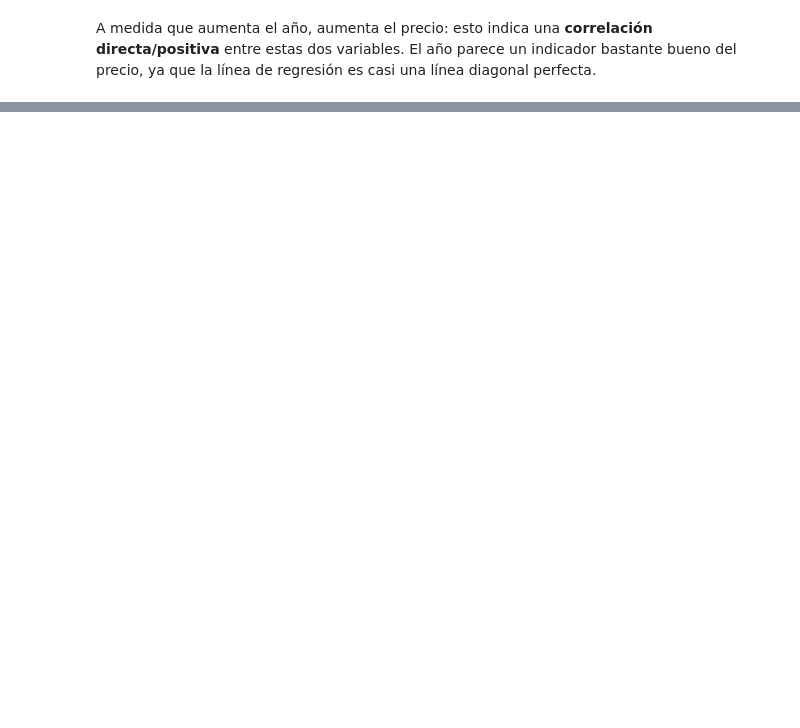
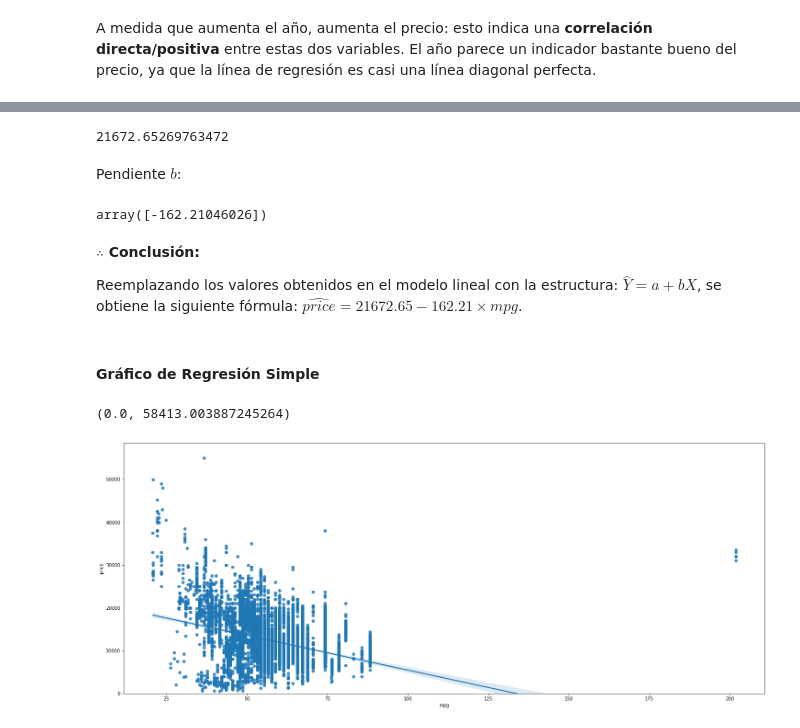
Before and after one commit to FranciscoJavierSG/Tarea4-Python, a Jupyter notebook: Tarea4_Python.ipynb, the cells around one changed output, grey strips where cells are left out. Cells and saved outputs as stored; diff of their text form; code cells hidden in the pictures; blank space fills up the shorter version.

```diff
--- a/Tarea4_Python.ipynb
+++ b/Tarea4_Python.ipynb
@@ -66,0 +143,25 @@ A medida que aumenta el año, aumenta el precio: esto indica una **correlación
+# %%
+lm.intercept_
+# %% [output]
+21672.65269763472
+# %% [markdown]
+Pendiente $b$:
+# %%
+lm.coef_
+# %% [output]
+array([-162.21046026])
+# %% [markdown]
+**$\therefore $ Conclusión:**
+
+Reemplazando los valores obtenidos en el modelo lineal con la estructura: $ \hat{Y} = a + b  X $, se obtiene la siguiente fórmula: $\hat{price} = 21672.65 - 162.21 \times mpg$.
+# %% [markdown]
+#### Gráfico de Regresión Simple
+# %%
+ancho = 25
+alto = 10
+plt.figure(figsize=(ancho, alto))
+sns.regplot(x="mpg", y="price", data=df)
+plt.ylim(0,)
+# %% [output]
+(0.0, 58413.003887245264)
+[figure, added]
```
Also changed, not shown: parts of 105 cells of this notebook.
